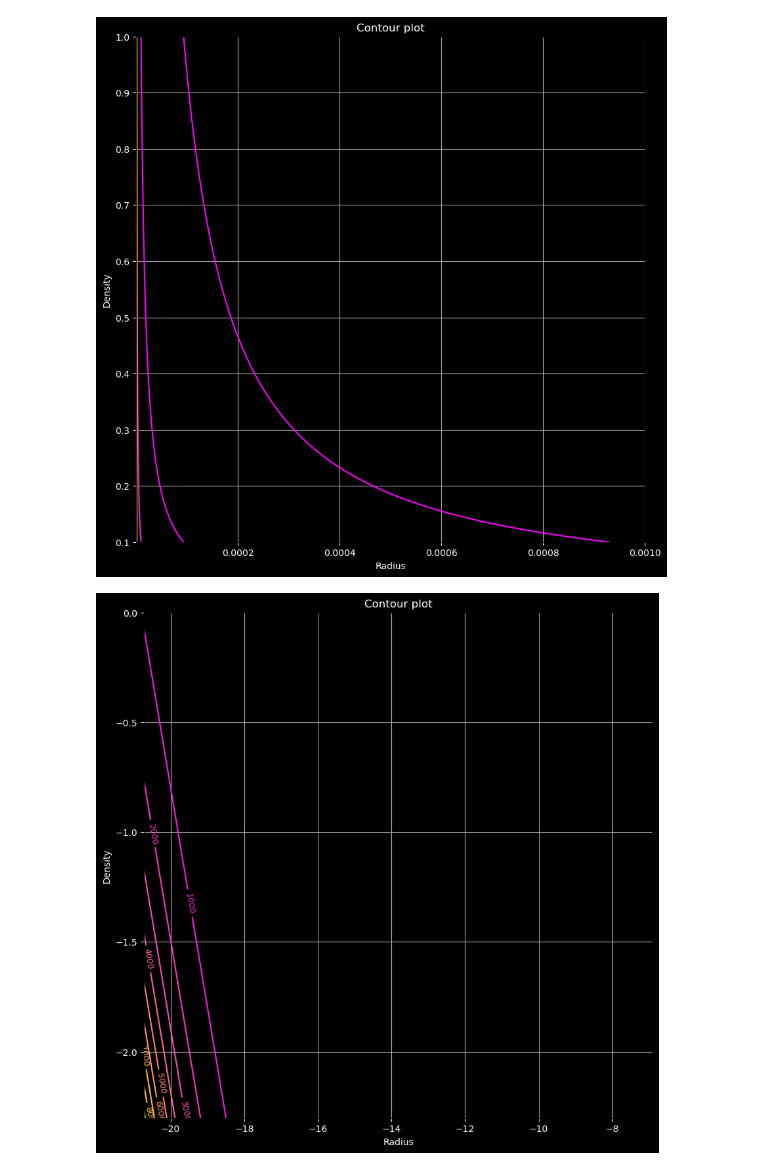
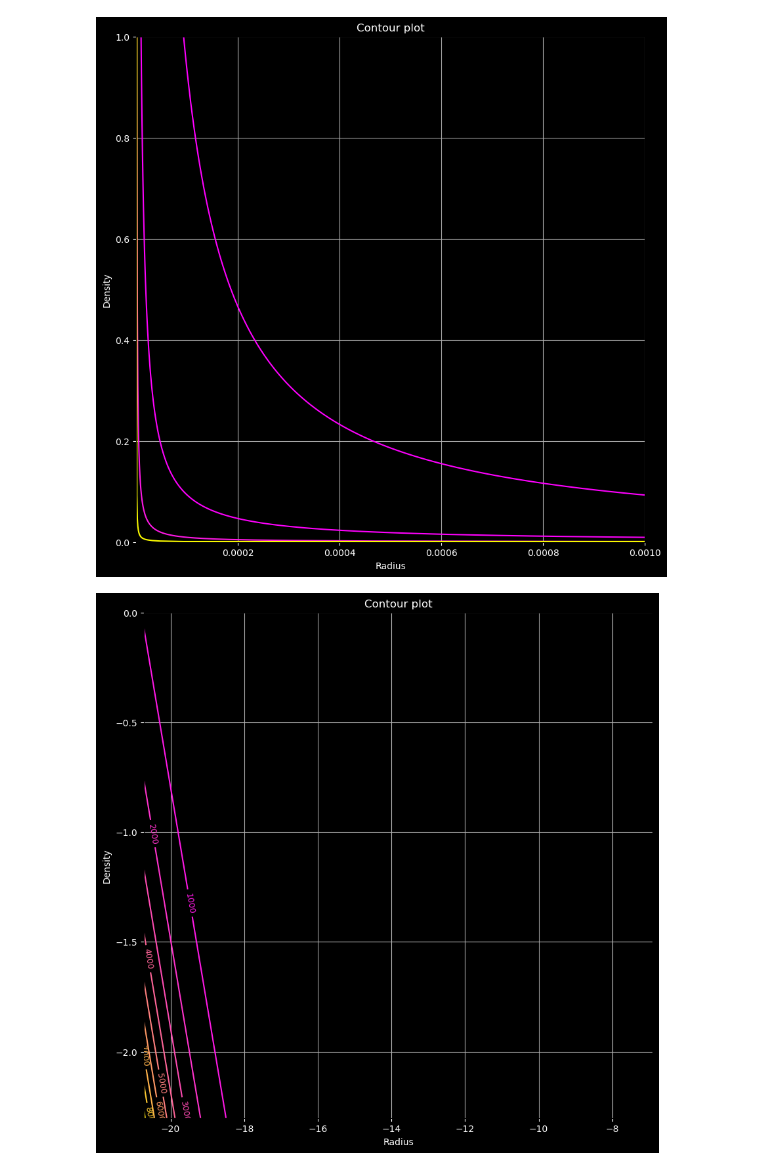
Before and after one commit to drraurau/Browndwarfs_Cloud, a Jupyter notebook: Knudsencontour.ipynb, the cells around one changed output. Drawn from its saved outputs; the diff is of its cells as text; code cells hidden in the pictures.

```diff
--- a/Knudsencontour.ipynb
+++ b/Knudsencontour.ipynb
@@ -4,8 +4,6 @@ import matplotlib.pyplot as plt
 # %%
 #Code for Knudsen number
 # %%
-
-
 mean_free_path = 1.86*10**-6
 
 
@@ -14,7 +12,7 @@ constant = mean_free_path/2
 
 
 Radius = np.linspace(10**-9, 10**-3, 1000)
-rho = np.linspace(10**-1, 1, 1000)
+rho = np.linspace(10**-17, 1, 1000)
 Rad_grid,Rh_grid = np.meshgrid(Radius, rho)
 Knudsen_number = constant/(Rad_grid*Rh_grid)
 
@@ -33,31 +31,31 @@ Reynolds = c2/(Rad_grid*Rh_grid)
 # %%
 
 fig,ax = plt.subplots(figsize = (10,10),facecolor='black')
 ax.set_facecolor('black')
 
 
 contour = ax.contour(Rad_grid,Rh_grid, Knudsen_number, levels = [0,0.01,0.1,1,10], cmap = 'spring')
 ax.tick_params(colors = 'white')
 ax.xaxis.label.set_color('white')
 ax.yaxis.label.set_color('white')
 ax.title.set_color('white')
 #leg = ax.legend()
-plt.setp(leg.get_texts(), color='white')   # make text white
-leg.get_frame().set_edgecolor('white')     # optional: white border
-leg.get_frame().set_facecolor('none')      # optional: transparent background
+#plt.setp(leg.get_texts(), color='white')   # make text white
+#leg.get_frame().set_edgecolor('white')     # optional: white border
+#leg.get_frame().set_facecolor('none')      # optional: transparent background
 
 plt.xlabel('Radius')
 
 
 plt.ylabel('Density')
 plt.grid()
 plt.title("Contour plot")
 
 
 
 plt.show()
 # %% [output]
-[figure, old version]
+[figure, new version]
 # %%
 ##Log log plot for Knudsen number
 
```
Also changed, not shown: parts of 1 cell of this notebook, 2 other files.
